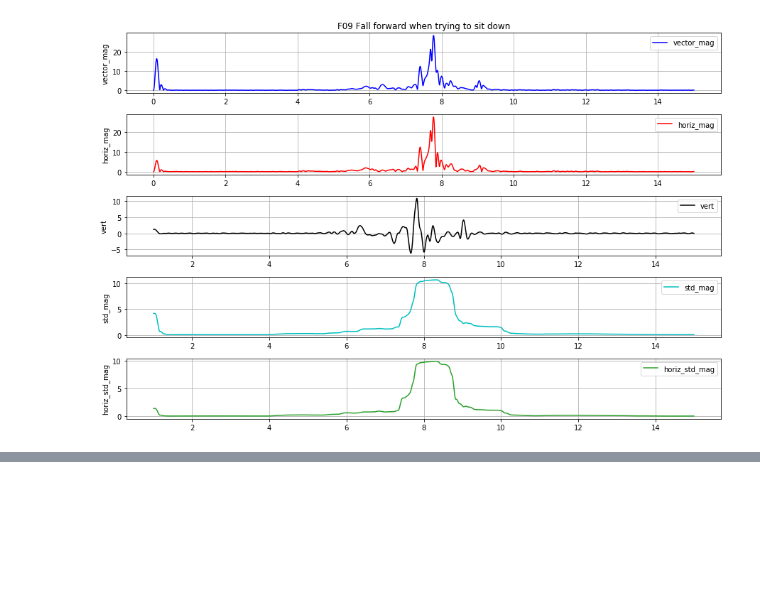
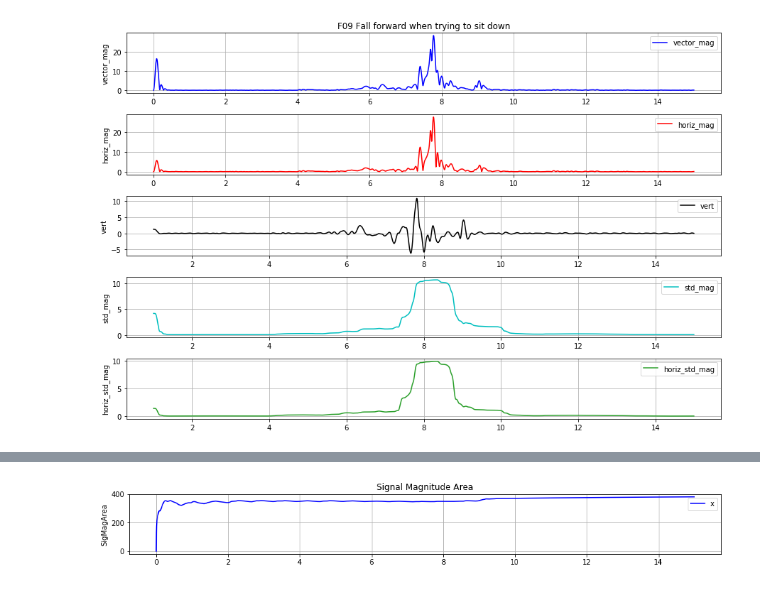
Before and after one commit to WJMatthew/SisFallAnalysis, a Jupyter notebook: sisfall_july19.ipynb, the cells around one changed output, grey strips where cells are left out. Saved outputs shown, nothing was run; the diff lists cells and outputs as text; code cells hidden in the pictures; blank space fills up the shorter version.

```diff
--- a/sisfall_july19.ipynb
+++ b/sisfall_july19.ipynb
@@ -160,6 +146,21 @@ def butter_lowpass_filter(data, cutoff, fs, order=5):
     b, a = butter_lowpass(cutoff, fs, order=order)
     y = lfilter(b, a, data)
     return y
+# %%
+dailies = ['D01','D02','D03','D04','D05','D06','D07','D08','D09','Da10','D11','D12','D13','D14','D15',
+ 'D16','D17','D18','D19']
+falls = ['F01','F02','F03','F04','F05','F06','F07','F08','F09','F10','F11','F12','F13','F14','F15']
+
+adl_list = []
+fall_list = []
+
+for d in dailies:
+    tempdf = df[ df['activity']==d]
+    adl_list.append(tempdf)
+
+for f in falls:
+    tempdf = df[ df['activity']==f]
+    fall_list.append(tempdf)
 # %% [markdown]
 Low pass butterworth filtering (cutoff?) (order=4), removing bias from data, i.e. a[k] = a[k]-a[k-1] where a[k] = [xa, ya, za].T. <br>
 Feature extraction and engineering.
@@ -345,0 +359,31 @@ plot_feats(8, 'f')
+# %%
+my_df = df_list[2].copy()
+
+integral_list = []
+
+for trial in trials:
+    tempdf = my_df[ my_df['trial'] == trial]
+    tempdf['xsum'] = pd.expanding_sum(((abs(tempdf['x1']).rolling(2).sum()/2)*(1/200)).fillna(0))
+    tempdf['ysum'] = pd.expanding_sum(((abs(tempdf['y1']).rolling(2).sum()/2)*(1/200)).fillna(0))
+    tempdf['zsum'] = pd.expanding_sum(((abs(tempdf['z1']).rolling(2).sum()/2)*(1/200)).fillna(0))
+    tempdf['time'] = 1/200
+    tempdf['time'] = pd.expanding_sum(tempdf['time'])
+    tempdf['SigMagArea'] = (tempdf['xsum'] + tempdf['ysum'] + tempdf['zsum']) / tempdf['time']
+    integral_list.append(tempdf)
+# %%
+plt.figure(figsize=(15,10))
+
+curr_df = integral_list[0]
+for i in range(0,1):
+
+    plt.subplot(5, 1, i+1)
+    plt.plot(t, curr_df['SigMagArea'], 'b-', label='x')
+    plt.grid()
+    plt.legend()
+    plt.ylabel('SigMagArea')
+    if i == 0: plt.title('Signal Magnitude Area')
+
+plt.subplots_adjust(hspace=0.35)
+plt.show()
+# %% [output]
+[figure, added]
```
Also changed, not shown: parts of 9 cells of this notebook.
